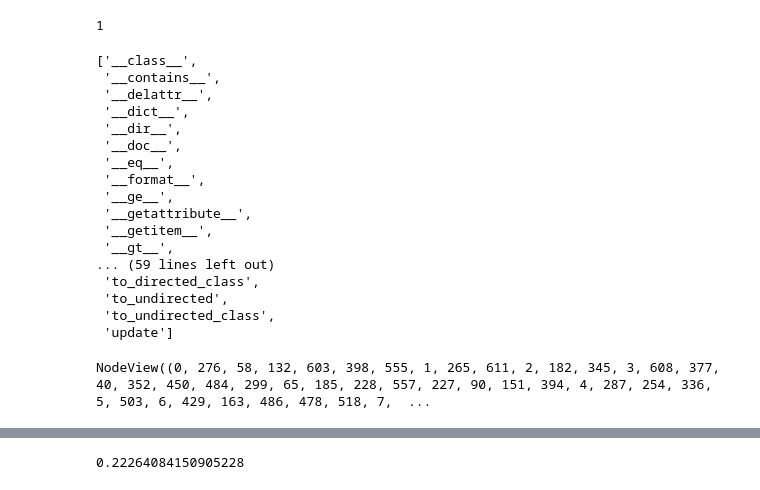
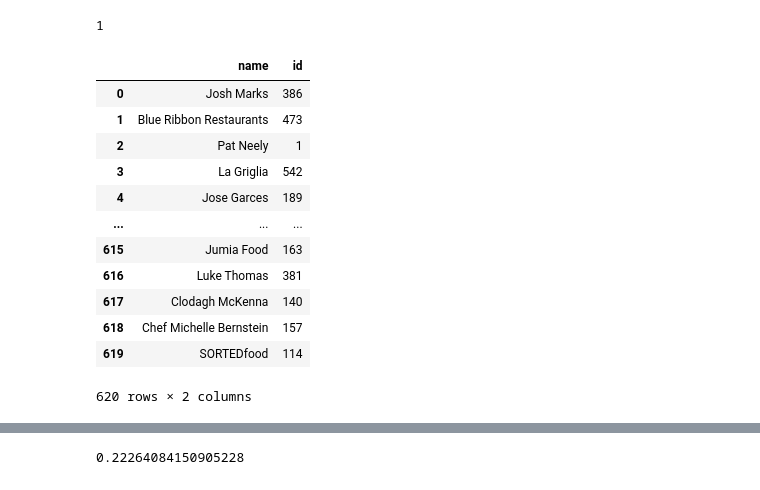
Before and after one commit to Andreaierardi/SocialNetworkAnalysis-project, a Jupyter notebook: project_code.ipynb, the cells around one changed output, grey strips where cells are left out. Cells and saved outputs as stored; diff of their text form; code cells hidden in the pictures.

```diff
--- a/project_code.ipynb
+++ b/project_code.ipynb
@@ -254,27 +266,3 @@ nx.draw(G,with_labels=True)
 nx.number_connected_components(G)
 # %% [output]
 1
-# %%
-dir(G)
-# %% [output]
-['__class__',
- '__contains__',
- '__delattr__',
- '__dict__',
- '__dir__',
- '__doc__',
- '__eq__',
- '__format__',
- '__ge__',
- '__getattribute__',
- '__getitem__',
- '__gt__',
-... (59 lines left out)
- 'to_directed_class',
- 'to_undirected',
- 'to_undirected_class',
- 'update']
-# %%
-G.nodes()
-# %% [output]
-NodeView((0, 276, 58, 132, 603, 398, 555, 1, 265, 611, 2, 182, 345, 3, 608, 377, 40, 352, 450, 484, 299, 65, 185, 228, 557, 227, 90, 151, 394, 4, 287, 254, 336, 5, 503, 6, 429, 163, 486, 478, 518, 7,  ...
@@ -283,3 +271,19 @@ G.add_nodes_from(nodes)
+# %%
+nodes
+# %% [output]
+|  | name | id |
+| 0 | Josh Marks | 386 |
+| 1 | Blue Ribbon Restaurants | 473 |
+| 2 | Pat Neely | 1 |
+| 3 | La Griglia | 542 |
+| 4 | Jose Garces | 189 |
+| ... | ... | ... |
+| 615 | Jumia Food | 163 |
+| 616 | Luke Thomas | 381 |
+| 617 | Clodagh McKenna | 140 |
+| 618 | Chef Michelle Bernstein | 157 |
+| 619 | SORTEDfood | 114 |
+620 rows × 2 columns
 # %%
 len(nx.triangles(G))
 # %% [output]
```
Also changed, not shown: parts of 43 cells of this notebook.
